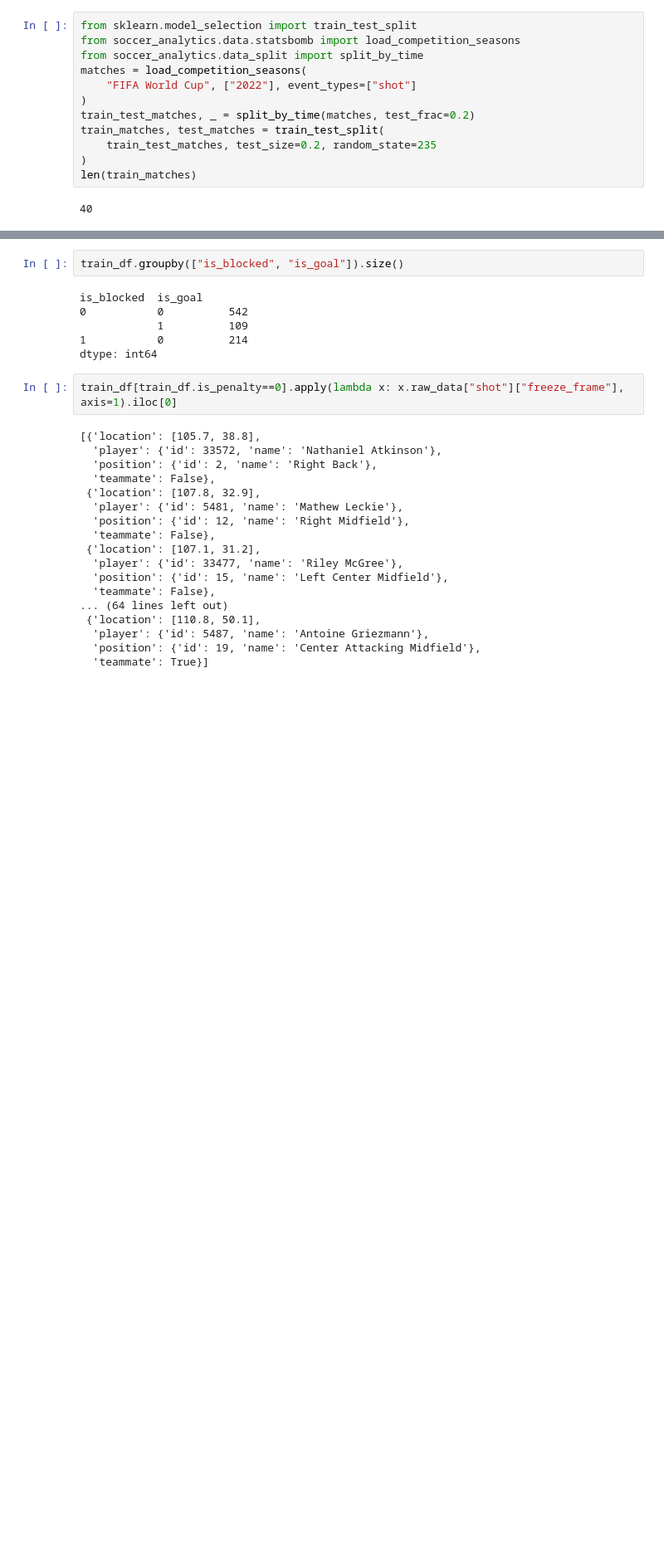
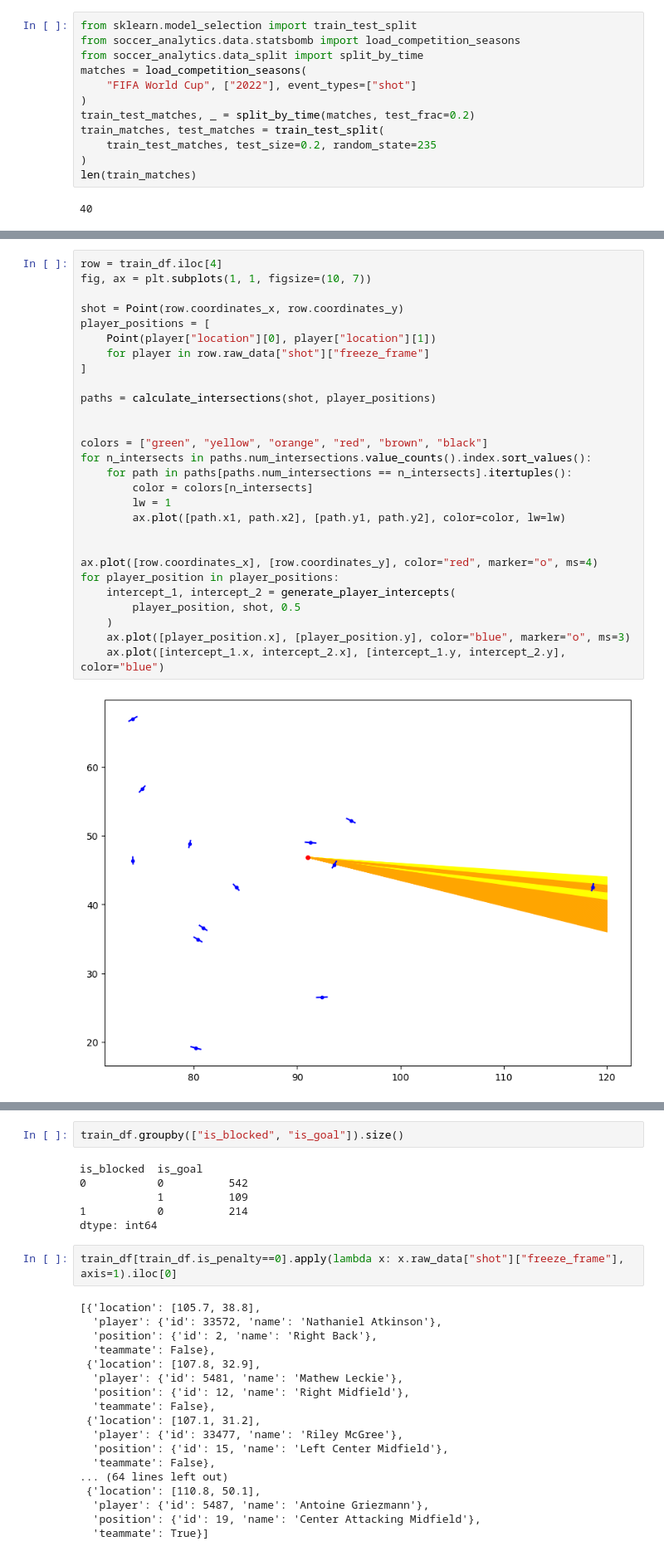
Before and after one commit to AndrewRook/soccer_analytics, a Jupyter notebook: analysis_notebooks/xg/shot_block_eda.ipynb, the cells around one changed output, grey strips where cells are left out. Shown at 83% size. Cells and saved outputs as stored; diff of their text form; blank space fills up the shorter version.

Commit message:
block framework working

```diff
--- a/analysis_notebooks/xg/shot_block_eda.ipynb
+++ b/analysis_notebooks/xg/shot_block_eda.ipynb
@@ -199,3 +199,33 @@ train_df.head()
 | 2 | False | True | 0.191471 | Half Volley | 114.15 | 31.25 | Left Midfield | 1 | ... |
 | 3 | False | True | 0.017693 | Volley | 92.65 | 33.95 | Unknown | 0 | ... |
 | 4 | False | False | 0.017897 | Normal | 91.05 | 46.85 | Center Forward | 0 | ... |
+# %%
+row = train_df.iloc[4]
+fig, ax = plt.subplots(1, 1, figsize=(10, 7))
+
+shot = Point(row.coordinates_x, row.coordinates_y)
+player_positions = [
+    Point(player["location"][0], player["location"][1])
+    for player in row.raw_data["shot"]["freeze_frame"]
+]
+
+paths = calculate_intersections(shot, player_positions)
+
+
+colors = ["green", "yellow", "orange", "red", "brown", "black"]
+for n_intersects in paths.num_intersections.value_counts().index.sort_values():
+    for path in paths[paths.num_intersections == n_intersects].itertuples():
+        color = colors[n_intersects]
+        lw = 1
+        ax.plot([path.x1, path.x2], [path.y1, path.y2], color=color, lw=lw)
+
+
+ax.plot([row.coordinates_x], [row.coordinates_y], color="red", marker="o", ms=4)
+for player_position in player_positions:
+    intercept_1, intercept_2 = generate_player_intercepts(
+        player_position, shot, 0.5
+    )
+    ax.plot([player_position.x], [player_position.y], color="blue", marker="o", ms=3)
+    ax.plot([intercept_1.x, intercept_2.x], [intercept_1.y, intercept_2.y], color="blue")
+# %% [output]
+[figure, added]
```
Also changed, not shown: parts of 2 cells of this notebook, 2 other files.
